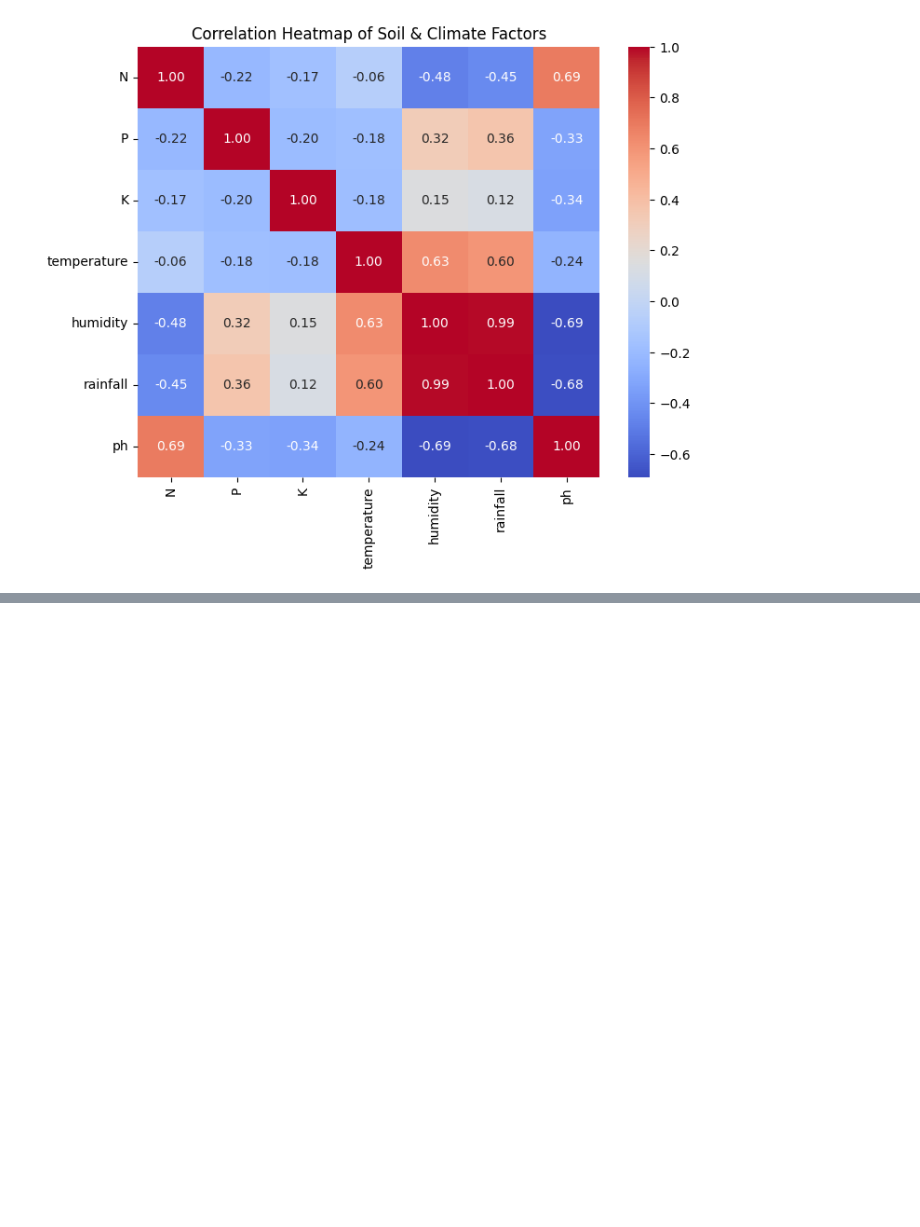
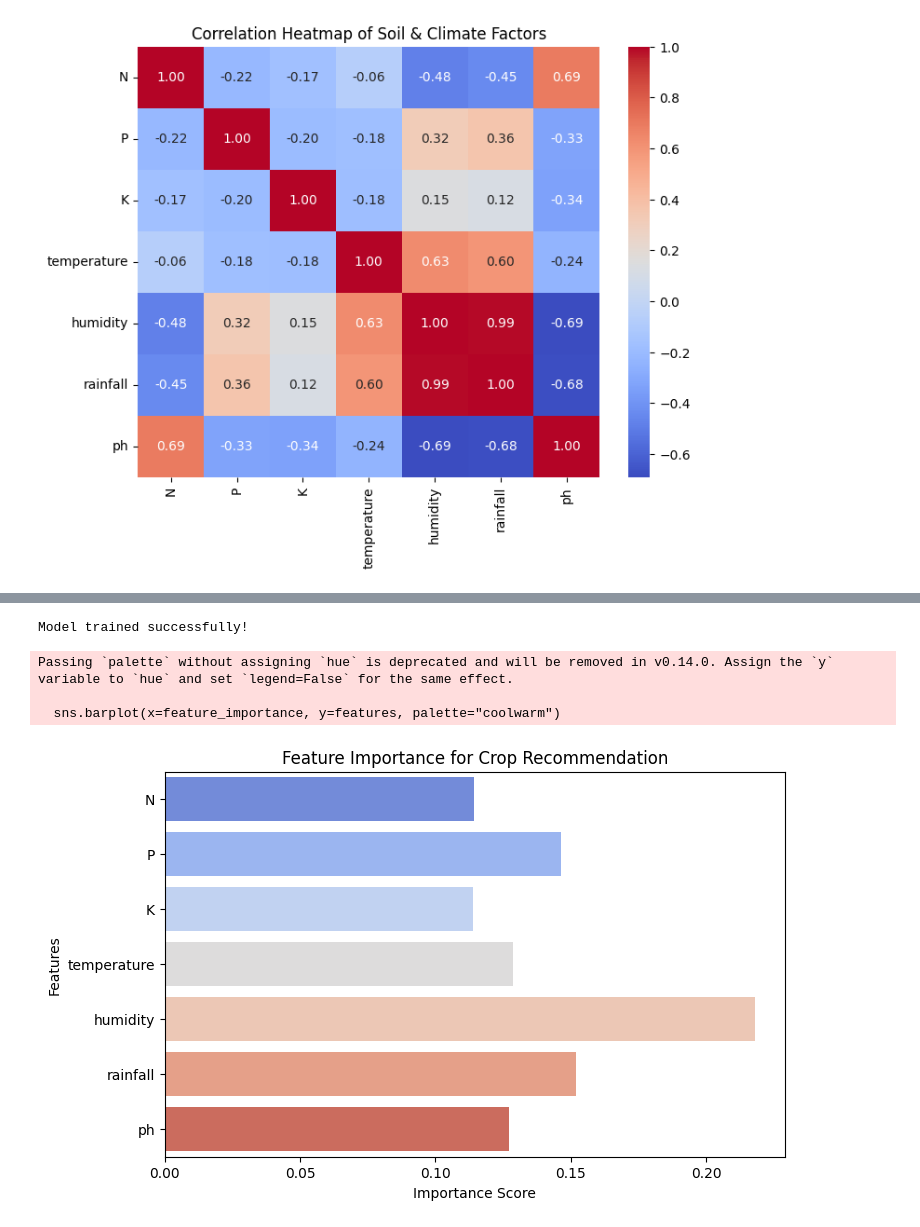
Before and after one commit to radecoder/ACRS-final-project, a Jupyter notebook: crop3.ipynb, the cells around one changed output, grey strips where cells are left out. Cells and saved outputs as stored; diff of their text form; code cells hidden in the pictures; blank space fills up the shorter version.

Commit message:
added more crop labels

```diff
--- a/crop3.ipynb
+++ b/crop3.ipynb
@@ -297,0 +375,20 @@ plt.show()
+# %%
+import pandas as pd
+from sklearn.model_selection import train_test_split
+
+# Load dataset
+df = pd.read_csv('new_crop_meerut.csv')  # Make sure this file exists in the directory
+
+# Check if data is loaded
+print(df.head())
+
+# Define features (X) and target (y)
+x = df.drop('label', axis=1)
+y = df['label']
+
+# Split dataset into training and testing sets
+x_train, x_test, y_train, y_test = train_test_split(x, y, random_state=1, test_size=0.2)
+
+# Check if split was successful
+print("Training data shape:", x_train.shape, y_train.shape)
+print("Test data shape:", x_test.shape, y_test.shape)
@@ -297,0 +404,28 @@ plt.show()
+# %%
+from sklearn.ensemble import RandomForestClassifier
+
+# Train the Random Forest model
+model_rf = RandomForestClassifier(random_state=1)
+model_rf.fit(x_train, y_train)
+
+print("Model trained successfully!")
+# %% [output]
+Model trained successfully!
+# %%
+import seaborn as sns
+import matplotlib.pyplot as plt
+
+feature_importance = model_rf.feature_importances_
+features = x_train.columns
+
+plt.figure(figsize=(8, 5))
+sns.barplot(x=feature_importance, y=features, palette="coolwarm")
+plt.xlabel("Importance Score")
+plt.ylabel("Features")
+plt.title("Feature Importance for Crop Recommendation")
+plt.show()
+# %% [output]
+Passing `palette` without assigning `hue` is deprecated and will be removed in v0.14.0. Assign the `y` variable to `hue` and set `legend=False` for the same effect.
+
+  sns.barplot(x=feature_importance, y=features, palette="coolwarm")
+[figure, added]
```
Also changed, not shown: parts of 10 cells of this notebook, 4 other files.
